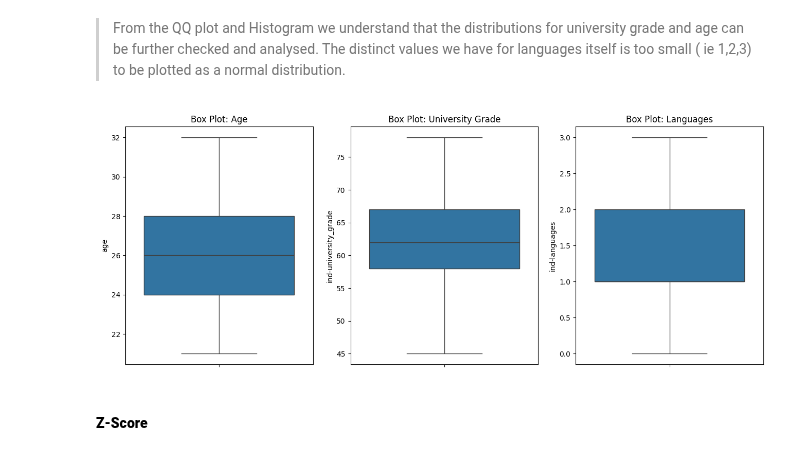
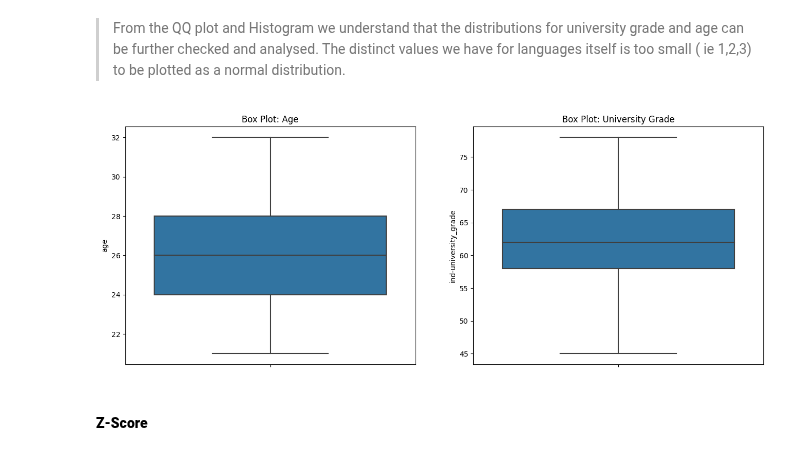
Before and after one commit to sreehariprathap/Data-Analysis--Maths---Algorithms, a Jupyter notebook: Week-4/Group4-ProblemAnalysis2.ipynb, the cells around one changed output. Cells and saved outputs as stored; diff of their text form; code cells hidden in the pictures.

```diff
--- a/Week-4/Group4-ProblemAnalysis2.ipynb
+++ b/Week-4/Group4-ProblemAnalysis2.ipynb
@@ -117,20 +110,17 @@ plt.show()
 # %% [markdown]
 > From the QQ plot and Histogram we understand that the distributions for university grade and age can be further checked and analysed. The distinct values we have for languages itself is too small ( ie 1,2,3) to be plotted as a normal distribution.
 # %%
-fig, ax = plt.subplots(ncols=3, nrows=1, figsize=(16, 6))
+fig, ax = plt.subplots(ncols=2, nrows=1, figsize=(16, 6))
 
 sns.boxplot(y=df['age'], ax=ax[0])
 ax[0].set_title('Box Plot: Age')
 
 sns.boxplot(y=df['ind-university_grade'], ax=ax[1])
 ax[1].set_title('Box Plot: University Grade')
 
-sns.boxplot(y=df['ind-languages'], ax=ax[2])
-ax[2].set_title('Box Plot: Languages')
-
 plt.show()
 # %% [output]
-[figure, old version]
+[figure, new version]
 # %% [markdown]
 #### **Z-Score**
 # %%
```
Also changed, not shown: parts of 4 cells of this notebook.
